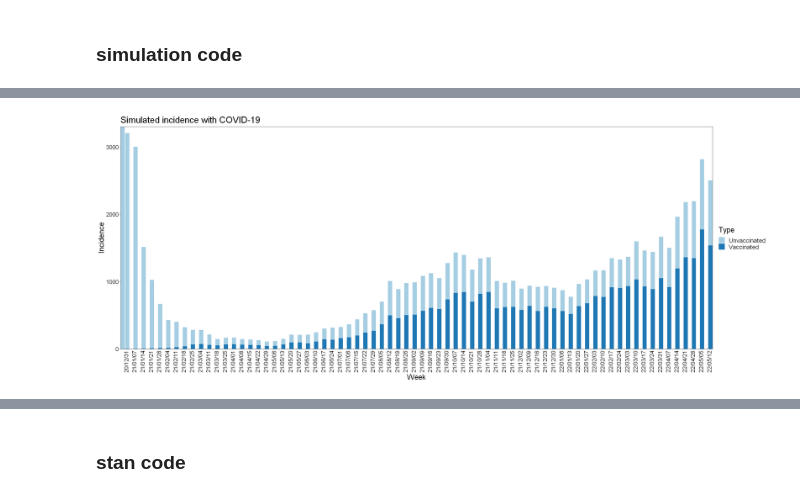
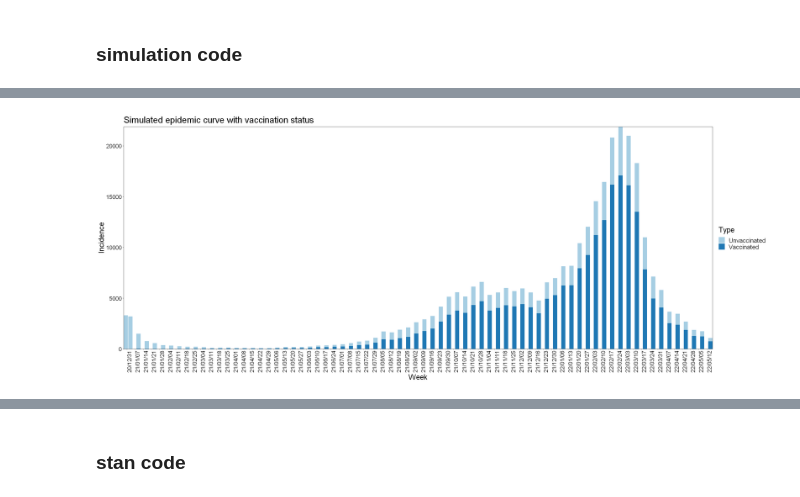
Before and after one commit to hiroaki-murayama/waning_ve_estimation_multivariant, a Jupyter notebook: src/Simulation_Ontario.ipynb, the cells around one changed output, grey strips where cells are left out. Saved outputs shown, nothing was run; the diff lists cells and outputs as text; code cells hidden in the pictures.

```diff
--- a/src/Simulation_Ontario.ipynb
+++ b/src/Simulation_Ontario.ipynb
@@ -109,26 +107,3 @@ ve_omicron <- function(t){
-# %%
-### ve basic function
-basicfn <- function(p,k,t){
-    fn <- p*(1/(exp(k*(t-1)) + 1))
-    return(fn)
-}
-
-ve_others <- function(t){
-    fn <- basicfn(p=0.98*2,k=0.002,t)
-    return(fn)
-}
-ve_alpha <- function(t){
-    fn <- basicfn(p=0.95*2,k=0.003,t)
-    return(fn)
-}
-ve_delta <- function(t){
-    fn <- basicfn(p=0.95*2,k=0.01,t)#basicfn(p=0.85*2,k=0.01,t)
-    return(fn)
-}
-ve_omicron <- function(t){
-    fn <- basicfn(p=0.85*2,k=0.02,t)#0.005
-    return(fn)
-}
 # %%
 ### check ve function
 options(repr.plot.width=15,repr.plot.height=8)
@@ -154,16 +128,17 @@ plot(X,Y)
 # %%
 set.seed(12345)
 T=nrow(A);
-l = 3;
+l = 2;
 N = 14826276;
 Ri = rep(0,T-l); Rj = rep(0,T-l);
-i0 <- c(3300,3200,3000); j0 <- c(0,3,2);
-eta <- 100
+i0 <- c(3300,3200); j0 <- c(0,3);
+eta <- 300
 Ci <- rep(0,T-l)
 Cj <- rep(0,T-l)
 zeta <- rep(0,T-l)
 eps <- rep(0,T-l)
-rollout <- ncov_vax$vaccine/N
+rollout <- ncov_vax$cumulative
+rollout1 <- ncov_vax$vaccine/N
 se <- 0.1
 GT <- function(t){plnorm(t*7, log(4.699), log(2.936))-plnorm(t*7-7, log(4.699), log(2.936))}
 it <- rep(0, T); jt <- rep(0, T);
@@ -172,14 +147,14 @@ iit <- c(i0,rep(0, T-l)); jjt <- c(j0,rep(0, T-l));
 for(t in (1+l):T){
     fn_overall <- rep(0,t)
     for(tt in 1:t){
-        fn_overall[tt] <- (A$Proportion[t] * ve_others(t-tt+1) +B$Proportion[t] * ve_alpha(t-tt+1) + C$Proportion[t] * ve_delta(t-tt+1) + D$Proportion[t] * ve_omicron(t-tt+1)) * rollout[tt]
+        fn_overall[tt] <- (A$Proportion[t] * ve_others(t-tt+1) +B$Proportion[t] * ve_alpha(t-tt+1) + C$Proportion[t] * ve_delta(t-tt+1) + D$Proportion[t] * ve_omicron(t-tt+1)) * rollout1[tt]
     }
     zeta[t-l] <- sum(fn_overall[1:t])
     eps[t-l] <- rbeta(1, shape1 = zeta[t-l] * eta/sqrt(jt[t-1]+1e-4), shape2 = eta/sqrt(jt[t-1]+1e-4) - zeta[t-l] * eta/sqrt(jt[t-1]+1e-4))
 
 
-    Ri[t-l] <- exp(rnorm(1,log(0.5*A$Proportion[t] + 0.5*1.5*B$Proportion[t] + 0.3*0.5*1.5*1.5*C$Proportion[t] + 0.3*0.5*1.5*1.5*1.2*D$Proportion[t]),se))#exp(rnorm(1,log(0.5),se))
-    Rj[t-l] <- (1-eps[t-l]) * (sum(rollout[1:t])/(1-sum(rollout[1:t]))) * Ri[t-l]
+    Ri[t-l] <- exp(rnorm(1,log(0.5*A$Proportion[t] + 0.5*1.5*B$Proportion[t] + 0.3*0.5*1.5*1.2*C$Proportion[t] + 0.3*0.5*1.5*1.2*0.6*D$Proportion[t]),se))#exp(rnorm(1,log(0.5),se))
+    Rj[t-l] <- (1-eps[t-l]) * (rollout[t]/(N-rollout[t])) * Ri[t-l]
 
     for (tau in 2:t){it[tau-1] = Ri[t-l] * (iit[t-tau+1] + jjt[t-tau+1]) * GT(tau-1)}
     for (tau in 2:t){jt[tau-1] = Rj[t-l] * (iit[t-tau+1] + jjt[t-tau+1]) * GT(tau-1)}
@@ -193,8 +168,6 @@ for(t in (l+1):(T)){
     for (tau in 2:t){jt[tau-1] = Rj[t-l] * (iit[t-tau+1] + jjt[t-tau+1]) * GT(tau-1)}
     llk[t-l] = dpois(iit[t],sum(it[(1):(t-1)]),log=TRUE) + dpois(jjt[t],sum(jt[(1):(t-1)]),log=TRUE) + dbeta(eps[t-l],shape1 = zeta[t-l] * eta/sqrt(jt[t]+1e-4), shape2 = eta/sqrt(jt[t]+1e-4) - zeta[t-l] * eta/sqrt(jt[t]+1e-4),log=TRUE)
 }
-llk
-sum(llk)
 
 weeks <- as.data.frame(c(ncov_vax$week,ncov_vax$week))
 case <- as.data.frame(c(iit,jjt))
@@ -203,3 +176,4 @@ df <- cbind(weeks,Type,case)
 df <- as.data.frame(df)
 colnames(df) <- c("Week","Type","Case")
 df$Week <- as.Date(df$Week)
+iit;jjt
@@ -206,14 +193,14 @@ df$Week <- as.Date(df$Week)
 # %%
 options(repr.plot.width=25,repr.plot.height=10)
 df %>% ggplot() +
   geom_bar(aes(x=Week,y=Case, fill=Type), stat = "identity") +
   scale_x_date(date_labels = "%y/%m/%d", date_breaks = "7 day", expand = c(0,0)) +
   scale_y_continuous(expand = c(0,0))+
   labs(x="Week", y="Incidence") +
-  ggtitle("Simulated incidence with COVID-19") + scale_fill_brewer(palette = "Paired") +
+  ggtitle("Simulated epidemic curve with vaccination status") + scale_fill_brewer(palette = "Paired") +
   theme_bw() + theme(axis.text.x = element_text(size=15, angle = 90, hjust = 1),axis.text.y = element_text(size=15)) +
     theme(text = element_text(size=20, family="sans",color="black"),
           axis.text = element_text(size=10, family="sans",color="black"),
           panel.grid.major = element_blank(), panel.grid.minor = element_blank())
 # %% [output]
-[figure, old version]
+[figure, new version]
```
Also changed, not shown: parts of 14 cells of this notebook, 15 other files.
